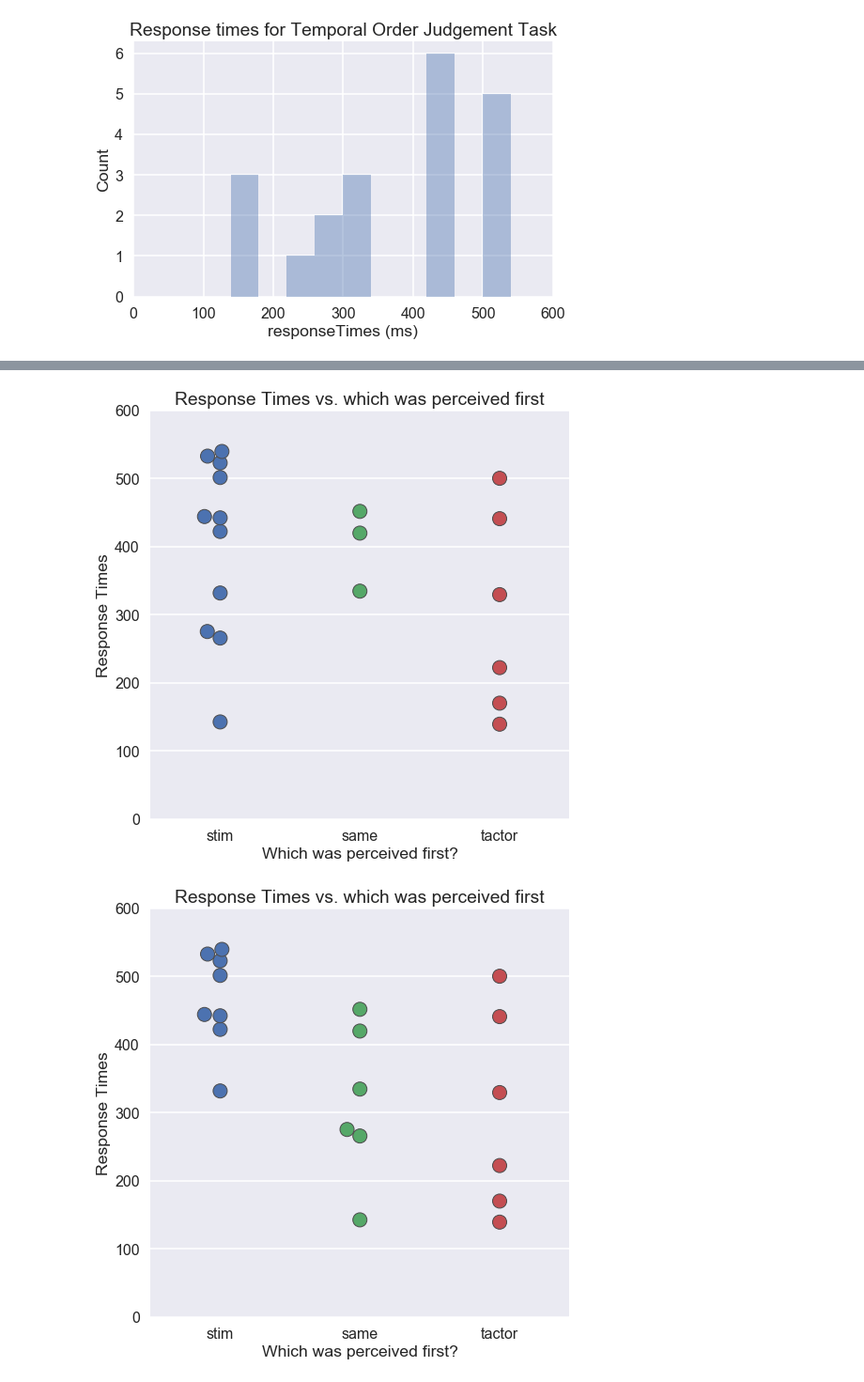
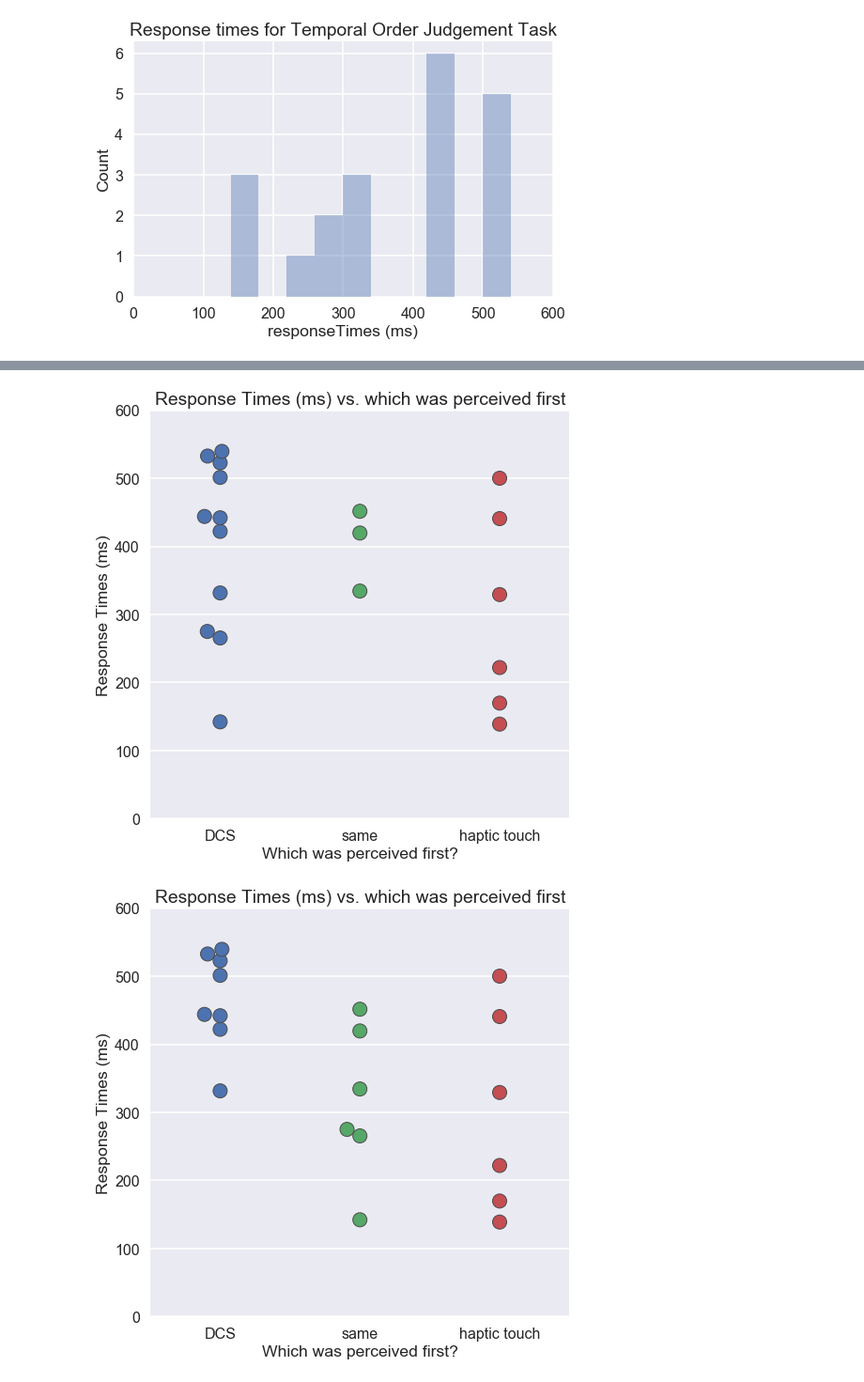
Before and after one commit to davidjuliancaldwell/StimulationResponseTimingPython, a Jupyter notebook: a1355e_tempOrderJudge.ipynb, the cells around one changed output, grey strips where cells are left out. Shown at 94% size. Cells and saved outputs as stored; diff of their text form; code cells hidden in the pictures.

```diff
--- a/a1355e_tempOrderJudge.ipynb
+++ b/a1355e_tempOrderJudge.ipynb
@@ -97,7 +97,7 @@ responseTimes = TOJmat['responseTimes']
 t = TOJmat['t']
 epochedTactor = TOJmat['epochedTactor']
 
-map_dict = {0: "tactor",1: "stim",2:"same"}
+map_dict = {0: "haptic touch",1: "DCS",2:"same"}
 
 data = pd.DataFrame({'responseTimes (ms)':1e3*responseTimes,
                      'tactorStimDiff (ms)':-1e3*tactorStimDiff,
@@ -159,23 +160,23 @@ plt.savefig('TOJ_a1355e_perceptionTimes_calculated_Same.png',dpi=600)
 # %%
 plt.figure(figsize=(8,8))
 ax = sns.swarmplot(x="firstFeelName", y="responseTimes (ms)", data=data,linewidth=1,size=15);
-plt.title('Response Times vs. which was perceived first')
+plt.title('Response Times (ms) vs. which was perceived first')
 ax.set_xlabel('Which was perceived first?')
-ax.set_ylabel('Response Times')
+ax.set_ylabel('Response Times (ms)')
 ax.set_ylim([0,600])
 plt.savefig('TOJ_a1355e_responseTimes_calculated.png',dpi=600)
 
 
 plt.figure(figsize=(8,8))
 ax = sns.swarmplot(x="firstFeelNameSame", y="responseTimes (ms)", data=data,linewidth=1,size=15);
-plt.title('Response Times vs. which was perceived first')
+plt.title('Response Times (ms) vs. which was perceived first')
 ax.set_xlabel('Which was perceived first?')
-ax.set_ylabel('Response Times')
+ax.set_ylabel('Response Times (ms)')
 ax.set_ylim([0,600])
 plt.savefig('TOJ_a1355e_responseTimes_calculated_Same.png',dpi=600)
 # %% [output]
-[figure, old version]
+[figure, new version]
-[figure, old version]
+[figure, new version]
 # %%
 fig, ax = plt.subplots(1, 2,figsize=(16,8))
 sns.swarmplot(x="firstFeelName", y="responseTimes (ms)", data=data,linewidth=1,size=15,ax=ax[0]);
```
Also changed, not shown: parts of 12 cells of this notebook, 2 other files.
